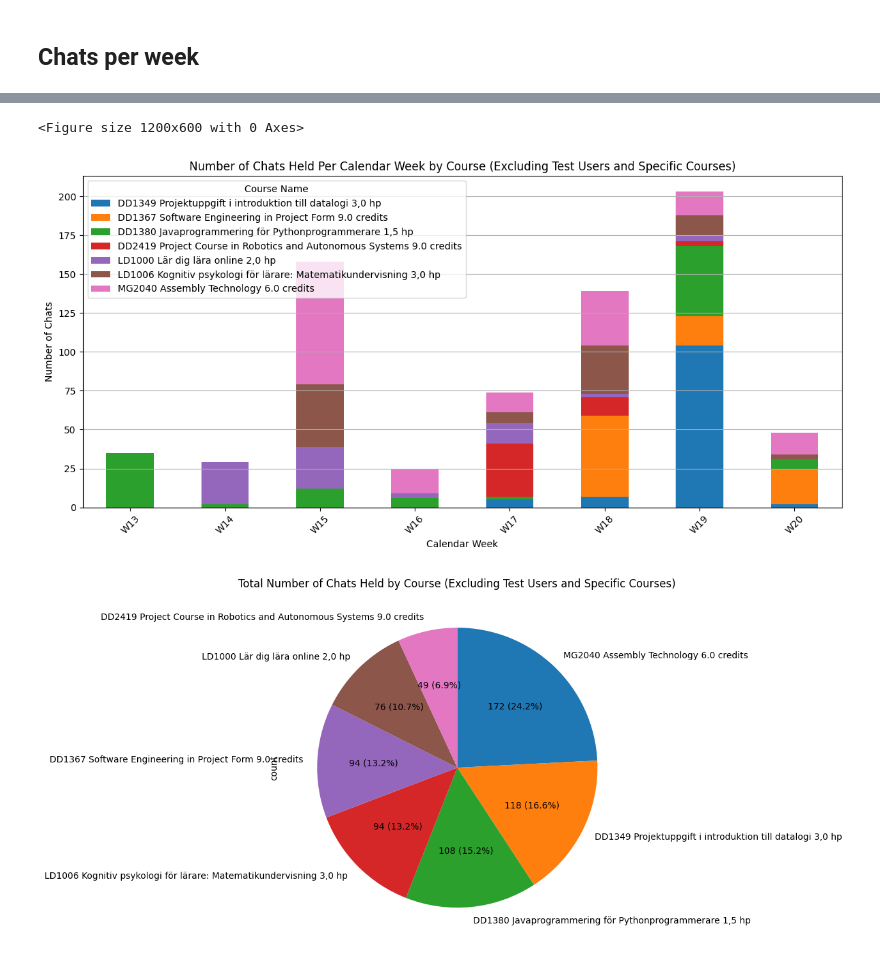
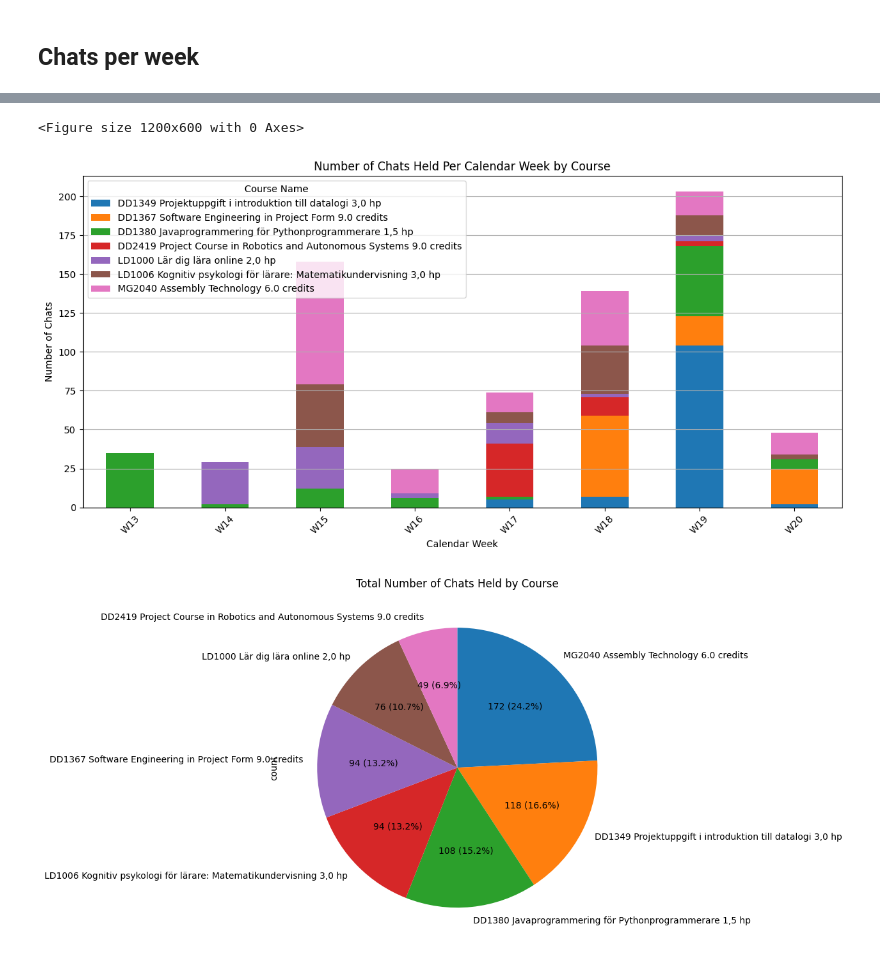
Before and after one commit to nattvara/DA231X, a Jupyter notebook: results/notebooks/usage.ipynb, the cells around one changed output, grey strips where cells are left out. Drawn from its saved outputs; the diff is of its cells as text; code cells hidden in the pictures.

```diff
--- a/results/notebooks/usage.ipynb
+++ b/results/notebooks/usage.ipynb
@@ -175,35 +175,35 @@ df_sessions = dataframes['sessions']
 df_courses = dataframes['courses']
 
 df_chats['created_at'] = pd.to_datetime(df_chats['created_at'])
 
 df_merged = pd.merge(df_chats, df_sessions[['id', 'is_test_user']], left_on='session_id', right_on='id', how='left')
 
 df_filtered = df_merged[df_merged['is_test_user'] == False].copy()
 
 # Exclude ID 1: DD2445 Complexity Theory 7.5 credits
 # Exclude ID 6: DA231X Degree Project in Computer Science and Engineering, Second Cycle 30.0 credits
 # These were just used for testing, not actually included in the study
 df_filtered = df_filtered[~df_filtered['course_id'].isin([1, 6])]
 
 df_filtered_with_names = pd.merge(df_filtered, df_courses, left_on='course_id', right_on='id', how='left', suffixes=('', '_course'))
 
 df_filtered_with_names['week'] = df_filtered_with_names['created_at'].dt.strftime('W%U')
 chats_per_week_per_course = df_filtered_with_names.groupby(['name', 'week']).size().unstack(fill_value=0)
 
 plt.figure(figsize=(12, 6))
 chats_per_week_per_course.T.plot(kind='bar', stacked=True, figsize=(12, 6))
 
-plt.title('Number of Chats Held Per Calendar Week by Course (Excluding Test Users and Specific Courses)')
+plt.title('Number of Chats Held Per Calendar Week by Course')
 plt.xlabel('Calendar Week')
 plt.ylabel('Number of Chats')
 plt.legend(title='Course Name')
 plt.grid(axis='y')
 plt.xticks(rotation=45)
 plt.tight_layout()
 plt.show()
 # %% [output]
 <Figure size 1200x600 with 0 Axes>
-[figure, old version]
+[figure, new version]
 # %%
 df_chats = dataframes['chats']
 df_sessions = dataframes['sessions']
@@ -224,8 +224,8 @@ total_chats_per_course = df_filtered_with_names['name'].value_counts()
 plt.figure(figsize=(12, 6))
 total_chats_per_course.plot(kind='pie', autopct=lambda p: '{:.0f} ({:.1f}%)'.format(p * total_chats_per_course.sum() / 100, p), startangle=90, counterclock=False)
 
-plt.title('Total Number of Chats Held by Course (Excluding Test Users and Specific Courses)')
+plt.title('Total Number of Chats Held by Course')
 plt.tight_layout()
 plt.show()
 # %% [output]
-[figure, old version]
+[figure, new version]
```
Also changed, not shown: parts of 6 cells of this notebook.
